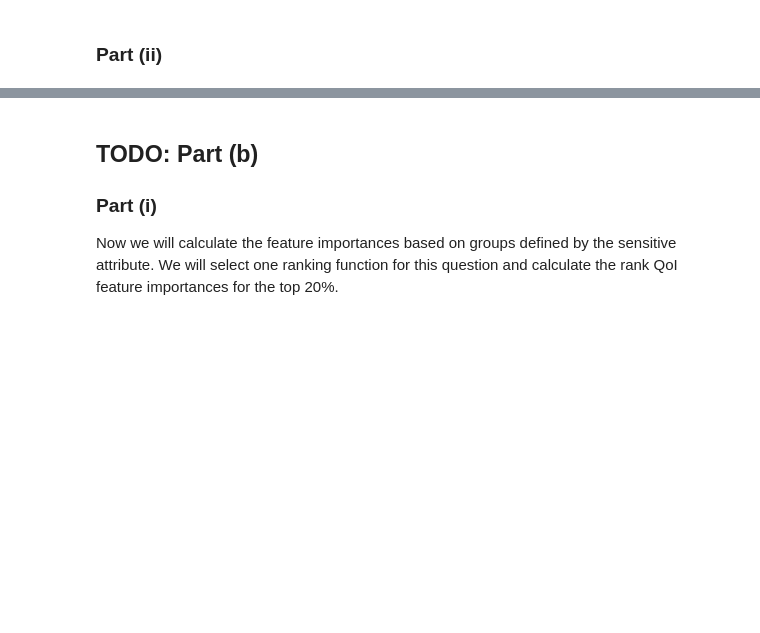
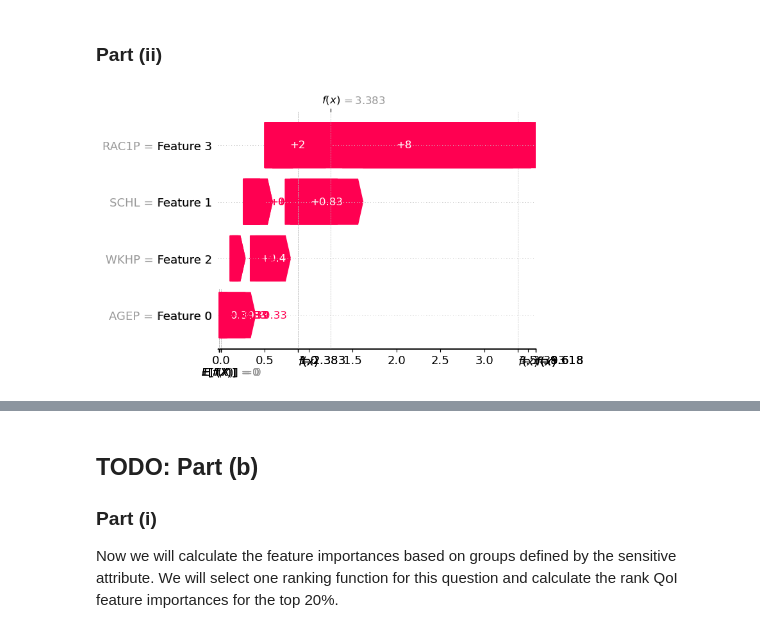
Before and after one commit to KOJILIU/DS-UA-202, a Jupyter notebook: HW2_Problem_4.ipynb, the cells around one changed output, grey strips where cells are left out. Drawn from its saved outputs; the diff is of its cells as text; code cells hidden in the pictures; blank space fills up the shorter version.

```diff
--- a/HW2_Problem_4.ipynb
+++ b/HW2_Problem_4.ipynb
@@ -337,3 +340,4 @@ Now we will select the person ranked 100th using the first function, and explain
 ### Part (i)
 # %%
 # Select the 100th ranked individual according to sharp_ranking_SCHL
+i100 = data.iloc[order_SCHL[100]]
@@ -347,5 +388,8 @@ Now we will select the person ranked 100th using the first function, and explain
 ### Part (ii)
 # %%
 # Inspect the individual feature contributions (waterfall plot) for the 100th ranked individual for sharp_ranking_SCHL
+sharp_ranking_SCHL.plot.waterfall(X[order_SCHL[i100]], data.columns)
+# %% [output]
+[figure, added]
 # %%
 # Inspect the individual feature contributions (waterfall plot) for the 100th ranked individual for sharp_ranking_WKHP
```
Also changed, not shown: parts of 25 cells of this notebook.
